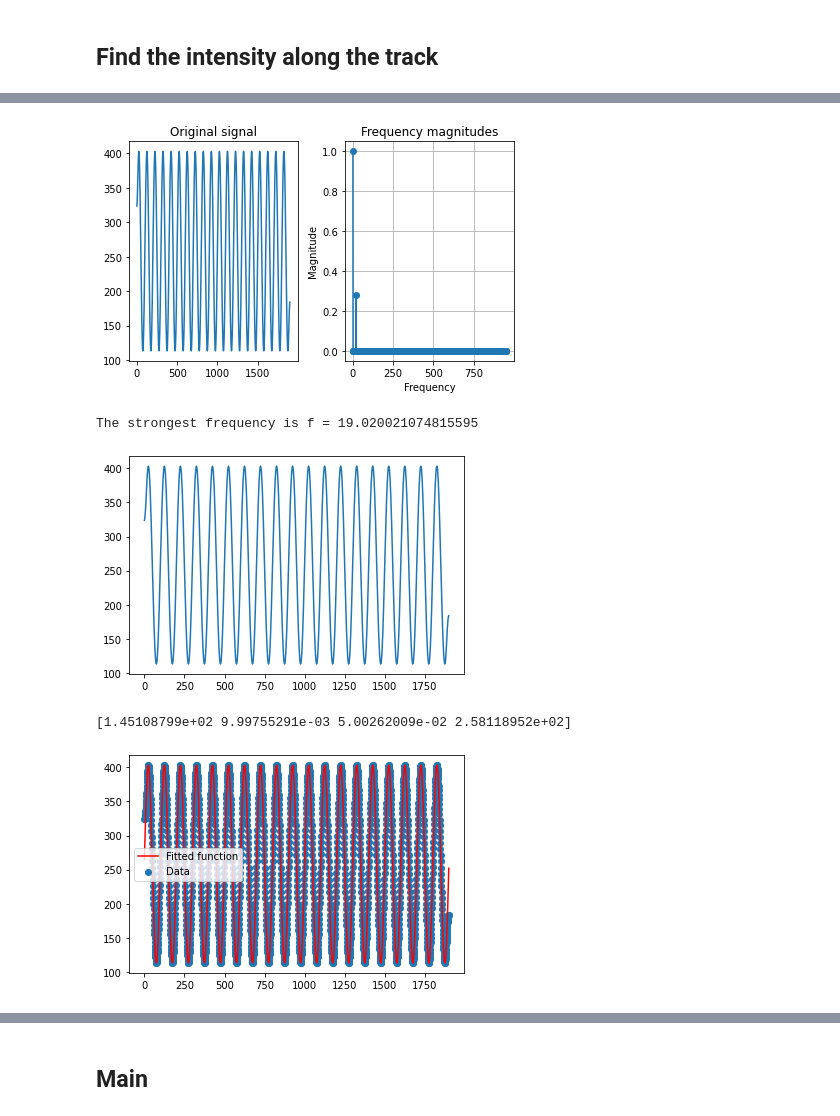
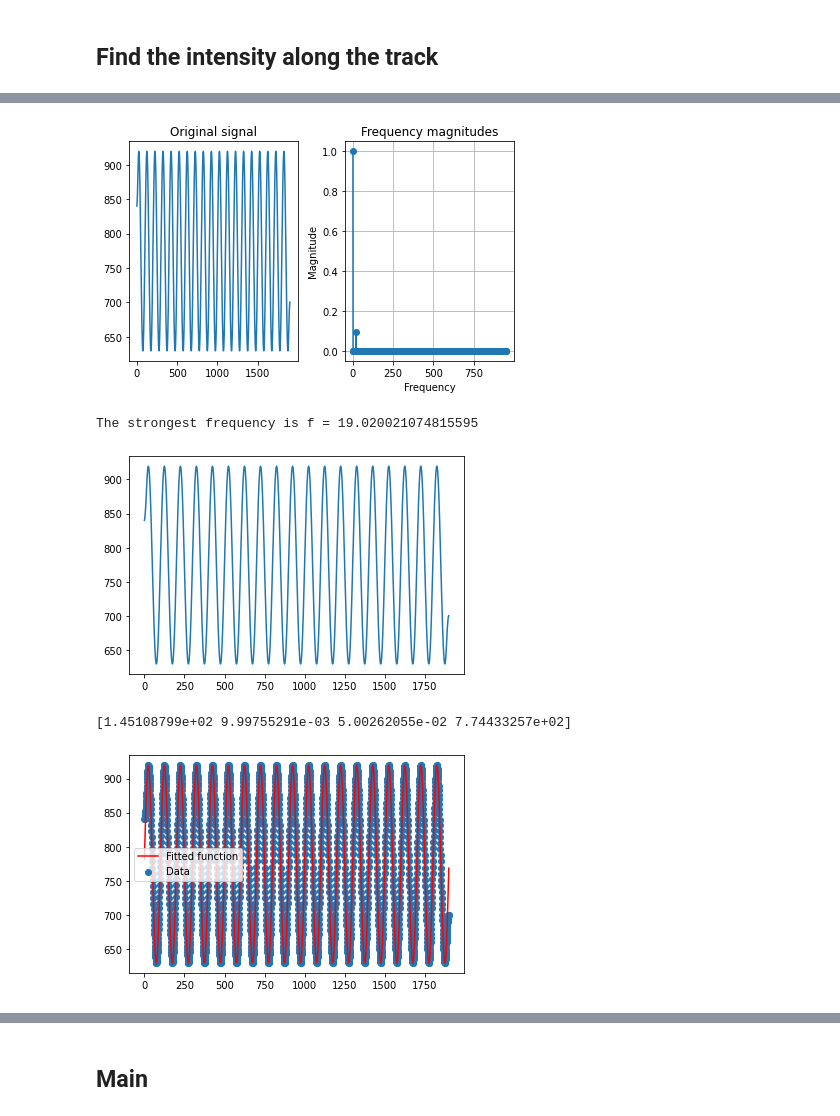
Before and after one commit to shoutizix/bachelor-project, a Jupyter notebook: Intensity_streak.ipynb, the cells around one changed output, grey strips where cells are left out. Saved outputs shown, nothing was run; the diff lists cells and outputs as text; code cells hidden in the pictures.

Commit message:
found number2

```diff
--- a/Intensity_streak.ipynb
+++ b/Intensity_streak.ipynb
@@ -148,33 +149,34 @@ The strongest frequency is f = 1.0204081632653061
 # %%
 name_file = 'detectsat/OMEGA.2020-02-22T02:11:36.295_fullfield.fits'
 x_star,y_star = 1665,8346
 radius = 15
 height = 2000
 width = 1900
-value = 0.01
-#ampl, freq, phase_shift, vertical_shift = 0.01, 0.01, 0, 0.5 number1
-ampl, freq, phase_shift, vertical_shift = 0.05, 0.01, 0, 1
+#value = 0.02 #number1
+value = 0.01 #number2
+#ampl, freq, phase_shift, vertical_shift = 0.01, 0.01, 0, 0.5 #number1
+ampl, freq, phase_shift, vertical_shift = 0.05, 0.01, 0, 3 #number2
 
 data = fits.open(name_file)[0].data
 star = data[y_star-radius:y_star+radius, x_star-radius:x_star+radius]
 height_line = 2*radius
 line = np.zeros((height_line, width))
 
 for i in range(height_line):
     for j in range(width):
         if(i == round(height_line/2)):
             #line[i,j] = sinus(j, ampl, period, phase_shift, vertical_shift)
             line[i,j] = value*sinus(j, ampl, freq, phase_shift, vertical_shift)
 
 line_convolved = ndimage.convolve(line, star)
 line_convolved[-1,:] = line_convolved[0,:]
-#line_convolved[:,:] = line_convolved[:,:]-(51.4*2) number1
-line_convolved[:,:] = line_convolved[:,:]-(51.4*2)
+#line_convolved[:,:] = line_convolved[:,:]-(51.4*2) #number1
+line_convolved[:,:] = line_convolved[:,:]-(51.4*6) #number2
 findIntensityAlongTheLine(line_convolved, height_line, width, 0, 0)
-createImage('line_convolved.png',line_convolved)
+#createImage('line_convolved.png',line_convolved)
 # %% [output]
-[figure, old version]
+[figure, new version]
 The strongest frequency is f = 19.020021074815595
-[figure, old version]
+[figure, new version]
-[1.45108799e+02 9.99755291e-03 5.00262009e-02 2.58118952e+02]
+[1.45108799e+02 9.99755291e-03 5.00262055e-02 7.74433257e+02]
-[figure, old version]
+[figure, new version]
```
Also changed, not shown: parts of 6 cells of this notebook.
